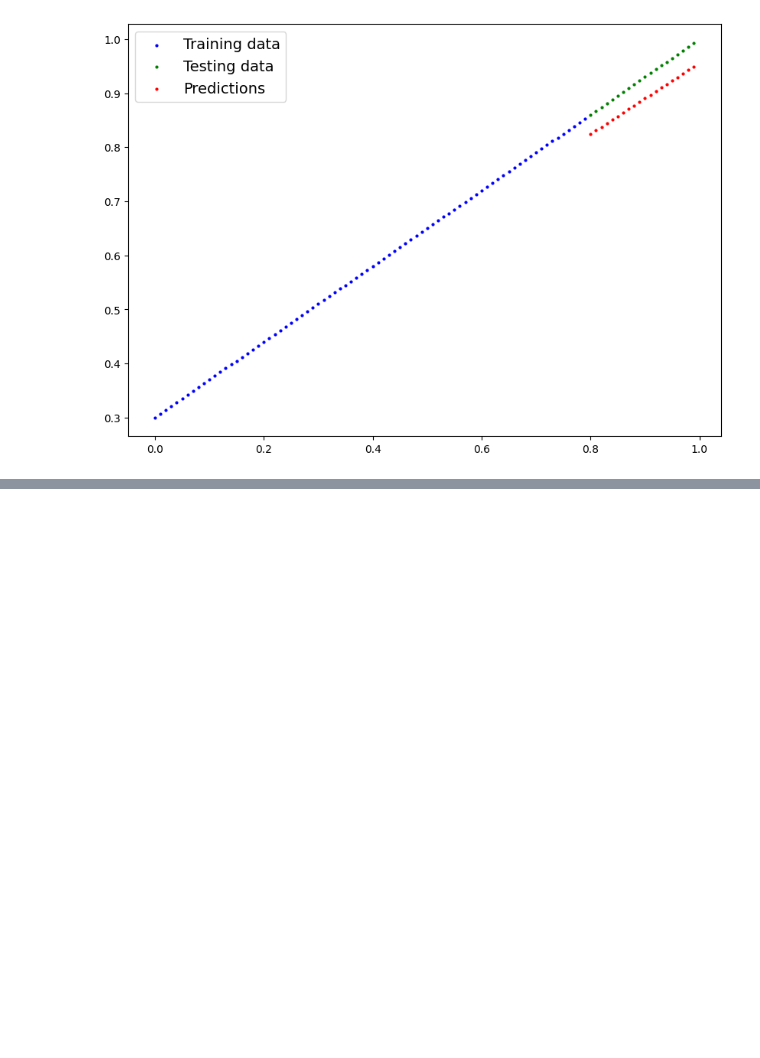
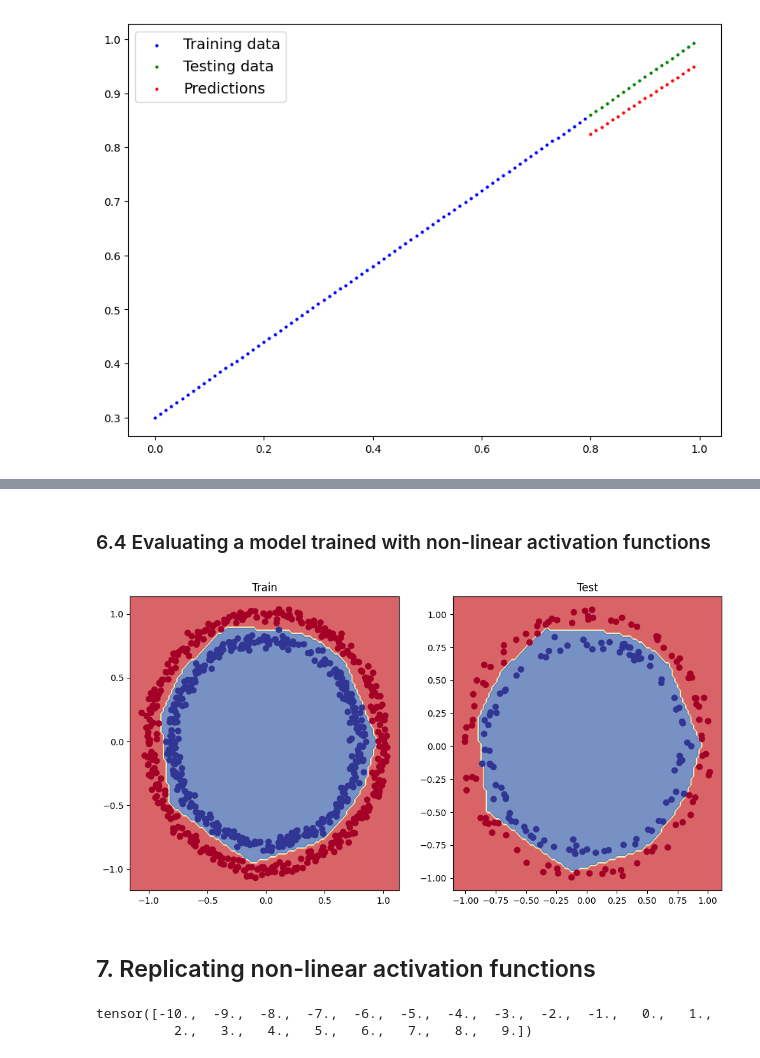
Before and after one commit to srikrish2812/pytorch_practice, a Jupyter notebook: torch_2_classification.ipynb, the cells around one changed output, grey strips where cells are left out. Drawn from its saved outputs; the diff is of its cells as text; code cells hidden in the pictures; blank space fills up the shorter version.

Commit message:
adds code for nn with non-linear activation function

```diff
--- a/torch_2_classification.ipynb
+++ b/torch_2_classification.ipynb
@@ -598,0 +643,3 @@ plot_predictions(
+# %%
+device = "cuda" if torch.cuda.is_available() else "cpu"
+device
@@ -598,0 +648,18 @@ plot_predictions(
+# %%
+from torch import nn
+
+class CircleModelV2(nn.Module):
+
+    def __init__(self):
+        super().__init__()
+        self.layer_1 = nn.Linear(in_features=2, out_features=10)
+        self.layer_2 = nn.Linear(in_features=10, out_features=10)
+        self.layer_3 = nn.Linear(in_features=10, out_features=1)
+        self.relu = nn.ReLU()
+
+    def forward(self, x):
+
+        return self.layer_3(self.relu(self.layer_2(self.relu(self.layer_1(x)))))
+
+model_3 = CircleModelV2().to(device)
+model_3
@@ -598,0 +673,3 @@ plot_predictions(
+# %%
+loss_fn = nn.BCEWithLogitsLoss()
+optimizer = torch.optim.SGD(model_3.parameters(), lr=0.2)
@@ -598,0 +724,25 @@ plot_predictions(
+# %% [markdown]
+### 6.4 Evaluating a model trained with non-linear activation functions
+# %%
+model_3.eval()
+
+with torch.inference_mode():
+    y_preds = torch.round(torch.sigmoid(model_3(X_test))).squeeze()
+
+plt.figure(figsize=(12,6))
+plt.subplot(1,2,1)
+plt.title("Train")
+plot_decision_boundary(model_3, X_train, y_train)
+plt.subplot(1,2,2)
+plt.title("Test")
+plot_decision_boundary(model_3, X_test, y_test)
+# %% [output]
+[figure, added]
+# %% [markdown]
+## 7. Replicating non-linear activation functions
+# %%
+A = torch.arange(-10,10,1, dtype=torch.float32)
+A
+# %% [output]
+tensor([-10.,  -9.,  -8.,  -7.,  -6.,  -5.,  -4.,  -3.,  -2.,  -1.,   0.,   1.,
+          2.,   3.,   4.,   5.,   6.,   7.,   8.,   9.])
```
Also changed, not shown: parts of 21 cells of this notebook.
